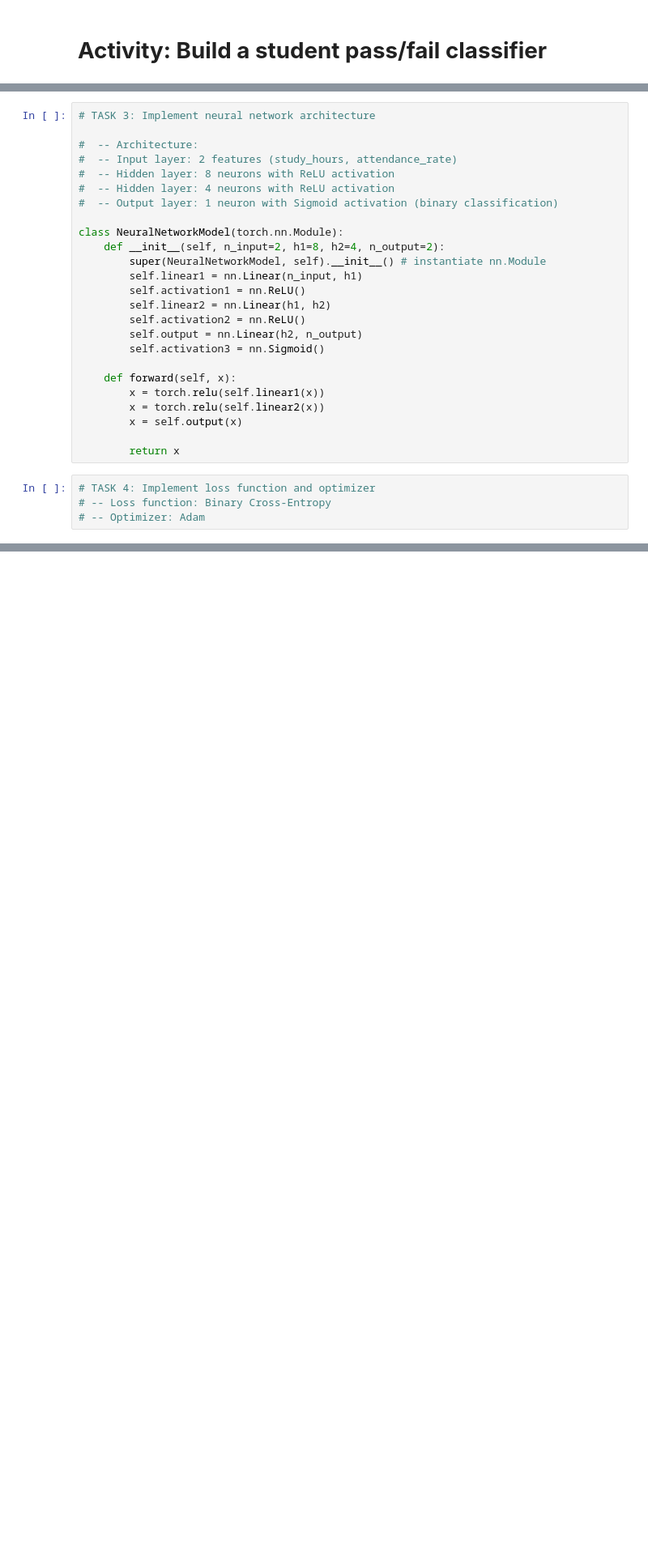
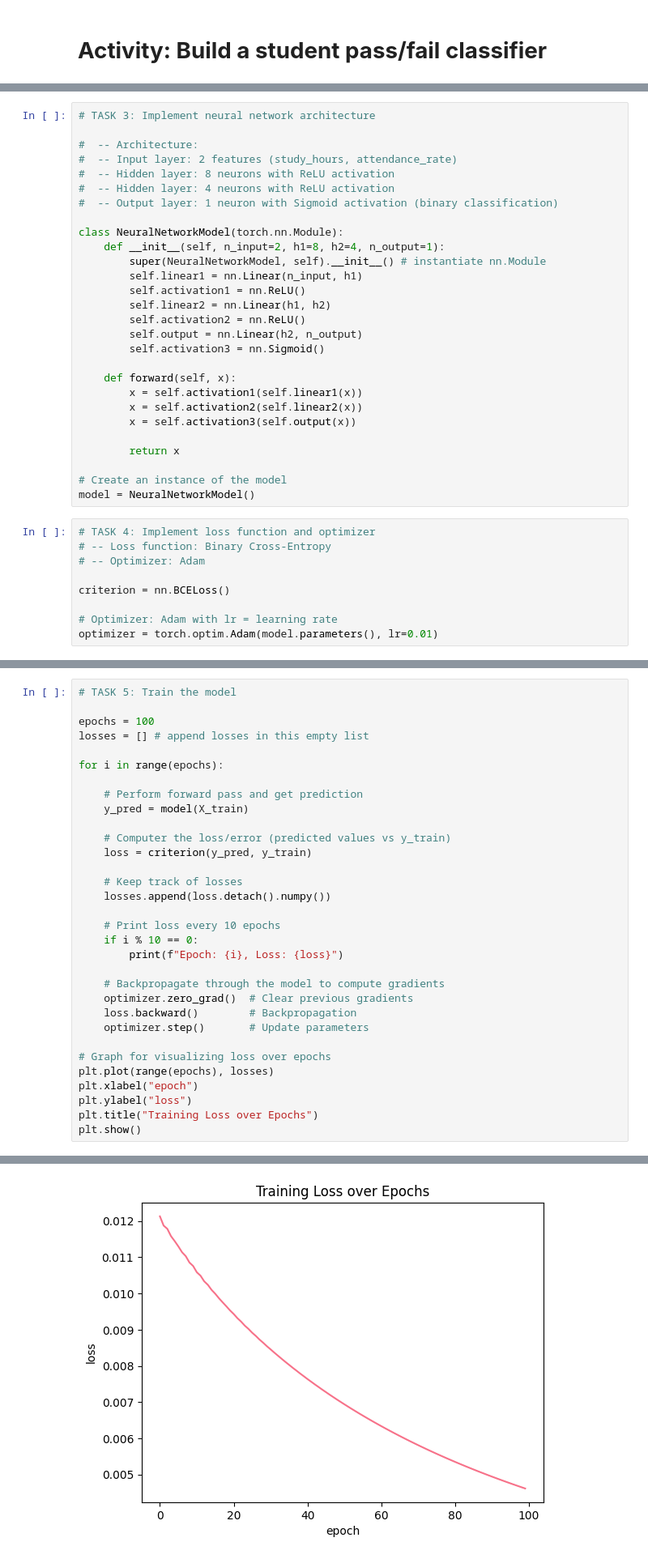
Before and after one commit to kay-16/csc173_activity02, a Jupyter notebook: CSC173_Activity02_Reambonanza_Kyla.ipynb, the cells around one changed output, grey strips where cells are left out. Shown: that part at 81% size. Saved outputs shown, nothing was run; the diff lists cells and outputs as text; blank space fills up the shorter version.

Commit message:
Implement loss function and Adam optimizer; Training model with 100 epochs and 0.01 learning rate

```diff
--- a/CSC173_Activity02_Reambonanza_Kyla.ipynb
+++ b/CSC173_Activity02_Reambonanza_Kyla.ipynb
@@ -451,7 +452,7 @@ y_test = torch.tensor(y_test)
 #  -- Output layer: 1 neuron with Sigmoid activation (binary classification)
 
 class NeuralNetworkModel(torch.nn.Module):
-    def __init__(self, n_input=2, h1=8, h2=4, n_output=2):
+    def __init__(self, n_input=2, h1=8, h2=4, n_output=1):
         super(NeuralNetworkModel, self).__init__() # instantiate nn.Module
         self.linear1 = nn.Linear(n_input, h1)
         self.activation1 = nn.ReLU()
@@ -461,12 +462,20 @@ class NeuralNetworkModel(torch.nn.Module):
         self.activation3 = nn.Sigmoid()
 
     def forward(self, x):
-        x = torch.relu(self.linear1(x))
-        x = torch.relu(self.linear2(x))
-        x = self.output(x)
+        x = self.activation1(self.linear1(x))
+        x = self.activation2(self.linear2(x))
+        x = self.activation3(self.output(x))
 
         return x
+
+# Create an instance of the model
+model = NeuralNetworkModel()
 # %%
 # TASK 4: Implement loss function and optimizer
 # -- Loss function: Binary Cross-Entropy
 # -- Optimizer: Adam
+
+criterion = nn.BCELoss()
+
+# Optimizer: Adam with lr = learning rate
+optimizer = torch.optim.Adam(model.parameters(), lr=0.01)
@@ -474,0 +482,33 @@ class NeuralNetworkModel(torch.nn.Module):
+# %%
+# TASK 5: Train the model
+
+epochs = 100
+losses = [] # append losses in this empty list
+
+for i in range(epochs):
+
+    # Perform forward pass and get prediction
+    y_pred = model(X_train)
+
+    # Computer the loss/error (predicted values vs y_train)
+    loss = criterion(y_pred, y_train)
+
+    # Keep track of losses
+    losses.append(loss.detach().numpy())
+
+    # Print loss every 10 epochs
+    if i % 10 == 0:
+        print(f"Epoch: {i}, Loss: {loss}")
+
+    # Backpropagate through the model to compute gradients
+    optimizer.zero_grad()  # Clear previous gradients
+    loss.backward()        # Backpropagation
+    optimizer.step()       # Update parameters
+
+# Graph for visualizing loss over epochs
+plt.plot(range(epochs), losses)
+plt.xlabel("epoch")
+plt.ylabel("loss")
+plt.title("Training Loss over Epochs")
+plt.show()
+# %% [output]
@@ -475,3 +525,4 @@ class NeuralNetworkModel(torch.nn.Module):
+[figure, added]
 # %%
 # TASK 6: Evaluate performance
 # -- Predictions on test set
```
Also changed, not shown: parts of 3 cells of this notebook.
